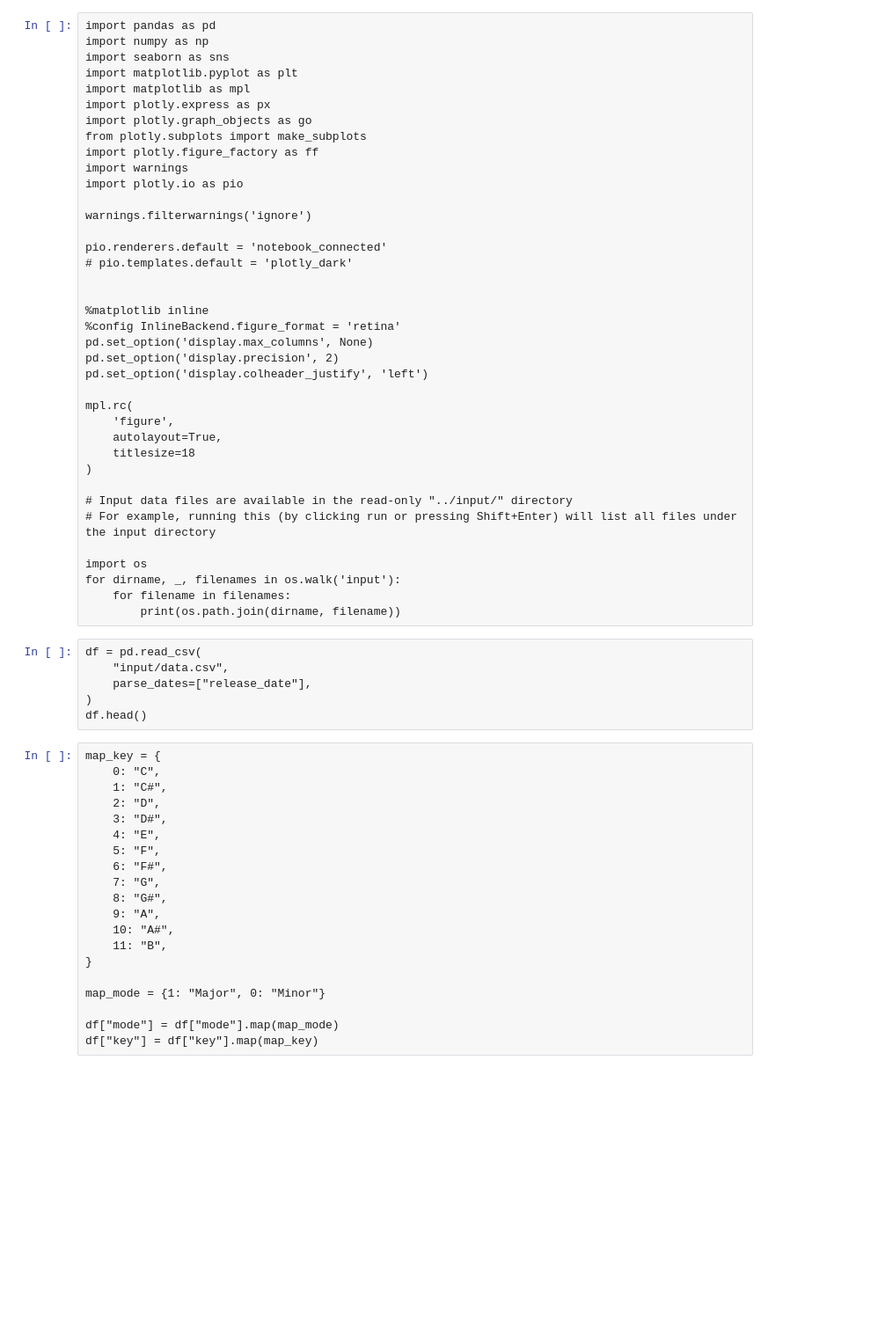
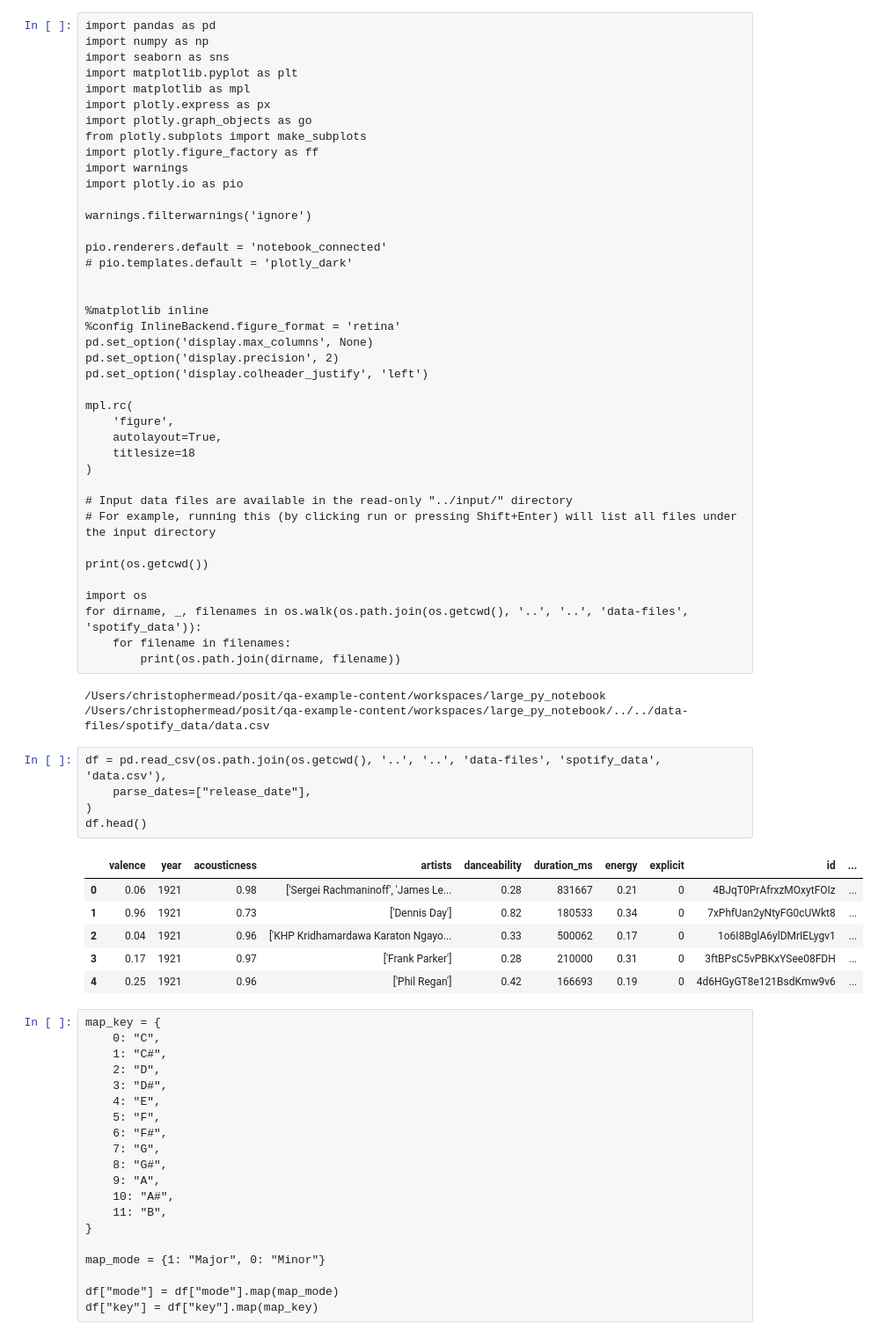
Before and after one commit to posit-dev/qa-example-content, a Jupyter notebook: workspaces/large_py_notebook/spotify.ipynb, the cells around one changed output. Shown: that part at 88% size. Saved outputs shown, nothing was run; the diff lists cells and outputs as text; blank space fills up the shorter version.

```diff
--- a/workspaces/large_py_notebook/spotify.ipynb
+++ b/workspaces/large_py_notebook/spotify.ipynb
@@ -32,16 +32,27 @@ mpl.rc(
 # Input data files are available in the read-only "../input/" directory
 # For example, running this (by clicking run or pressing Shift+Enter) will list all files under the input directory
 
+print(os.getcwd())
+
 import os
-for dirname, _, filenames in os.walk('input'):
+for dirname, _, filenames in os.walk(os.path.join(os.getcwd(), '..', '..', 'data-files', 'spotify_data')):
     for filename in filenames:
         print(os.path.join(dirname, filename))
+# %% [output]
+/Users/christophermead/posit/qa-example-content/workspaces/large_py_notebook
+/Users/christophermead/posit/qa-example-content/workspaces/large_py_notebook/../../data-files/spotify_data/data.csv
 # %%
-df = pd.read_csv(
-    "input/data.csv",
+df = pd.read_csv(os.path.join(os.getcwd(), '..', '..', 'data-files', 'spotify_data', 'data.csv'),
     parse_dates=["release_date"],
 )
 df.head()
+# %% [output]
+|  | valence | year | acousticness | artists | danceability | duration_ms | energy | explicit | id | ... |
+| 0 | 0.06 | 1921 | 0.98 | ['Sergei Rachmaninoff', 'James Le... | 0.28 | 831667 | 0.21 | 0 | 4BJqT0PrAfrxzMOxytFOIz | ... |
+| 1 | 0.96 | 1921 | 0.73 | ['Dennis Day'] | 0.82 | 180533 | 0.34 | 0 | 7xPhfUan2yNtyFG0cUWkt8 | ... |
+| 2 | 0.04 | 1921 | 0.96 | ['KHP Kridhamardawa Karaton Ngayo... | 0.33 | 500062 | 0.17 | 0 | 1o6I8BglA6ylDMrIELygv1 | ... |
+| 3 | 0.17 | 1921 | 0.97 | ['Frank Parker'] | 0.28 | 210000 | 0.31 | 0 | 3ftBPsC5vPBKxYSee08FDH | ... |
+| 4 | 0.25 | 1921 | 0.96 | ['Phil Regan'] | 0.42 | 166693 | 0.19 | 0 | 4d6HGyGT8e121BsdKmw9v6 | ... |
 # %%
 map_key = {
     0: "C",
```
Also changed, not shown: 1 other file.
